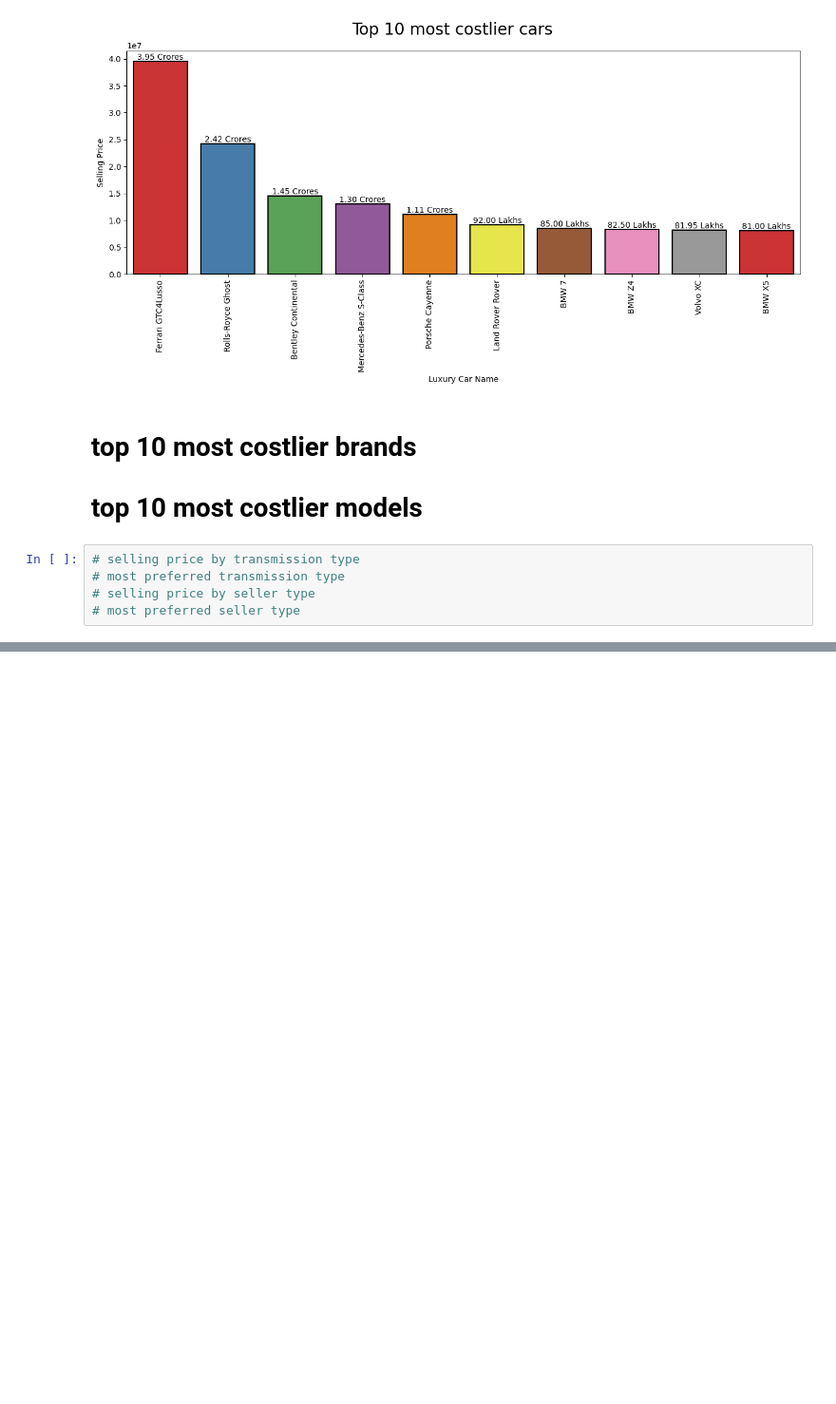
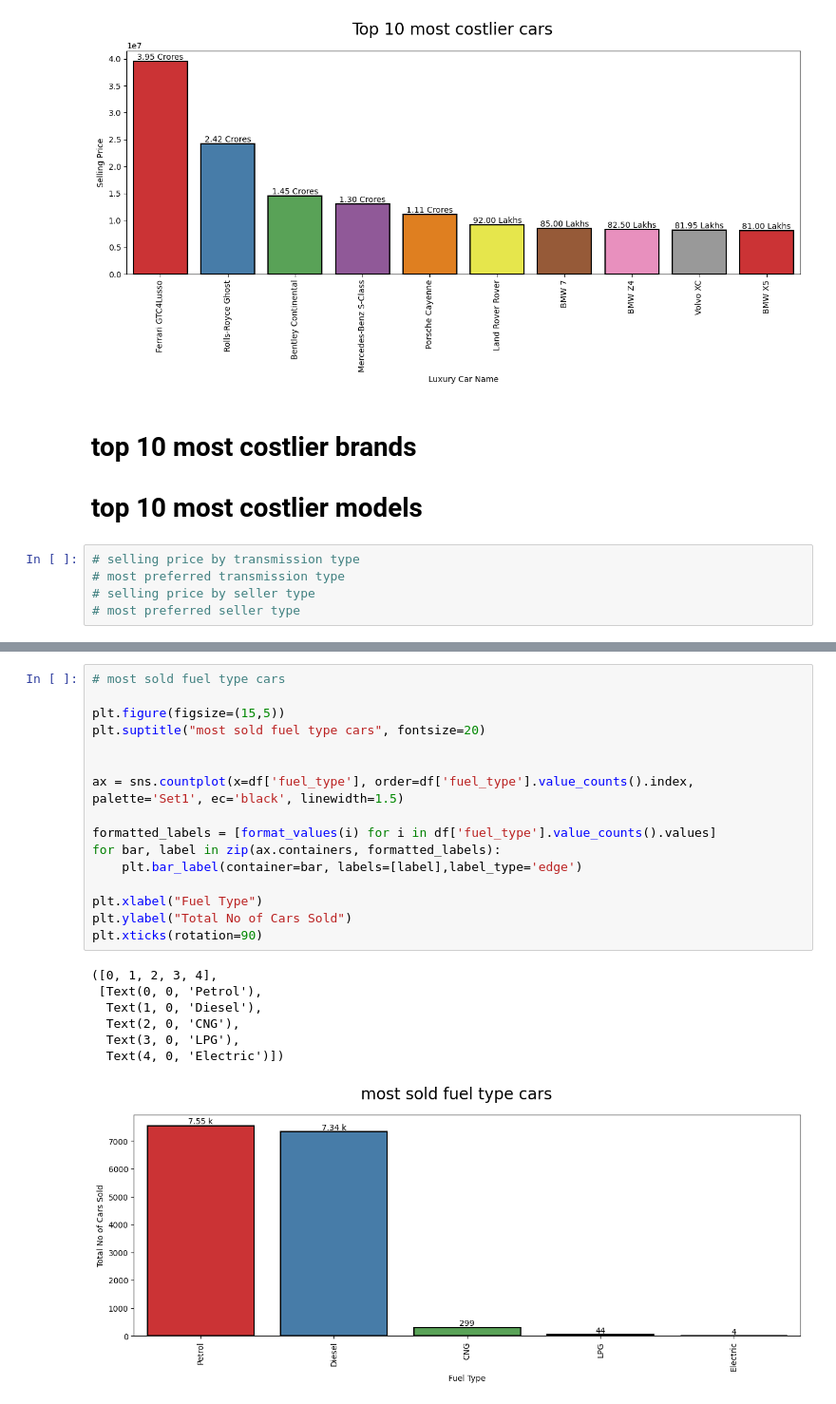
Before and after one commit to priyanshusaini566/project-car_price_prediction, a Jupyter notebook: main.ipynb, the cells around one changed output, grey strips where cells are left out. Shown at 95% size. Drawn from its saved outputs; the diff is of its cells as text; blank space fills up the shorter version.

```diff
--- a/main.ipynb
+++ b/main.ipynb
@@ -584,0 +611,24 @@ plt.xticks(rotation=90)
+# %%
+# most sold fuel type cars
+
+plt.figure(figsize=(15,5))
+plt.suptitle("most sold fuel type cars", fontsize=20)
+
+
+ax = sns.countplot(x=df['fuel_type'], order=df['fuel_type'].value_counts().index, palette='Set1', ec='black', linewidth=1.5)
+
+formatted_labels = [format_values(i) for i in df['fuel_type'].value_counts().values]
+for bar, label in zip(ax.containers, formatted_labels):
+    plt.bar_label(container=bar, labels=[label],label_type='edge')
+
+plt.xlabel("Fuel Type")
+plt.ylabel("Total No of Cars Sold")
+plt.xticks(rotation=90)
+# %% [output]
+([0, 1, 2, 3, 4],
+ [Text(0, 0, 'Petrol'),
+  Text(1, 0, 'Diesel'),
+  Text(2, 0, 'CNG'),
+  Text(3, 0, 'LPG'),
+  Text(4, 0, 'Electric')])
+[figure, added]
```
Also changed, not shown: parts of 39 cells of this notebook, 9 other files.
